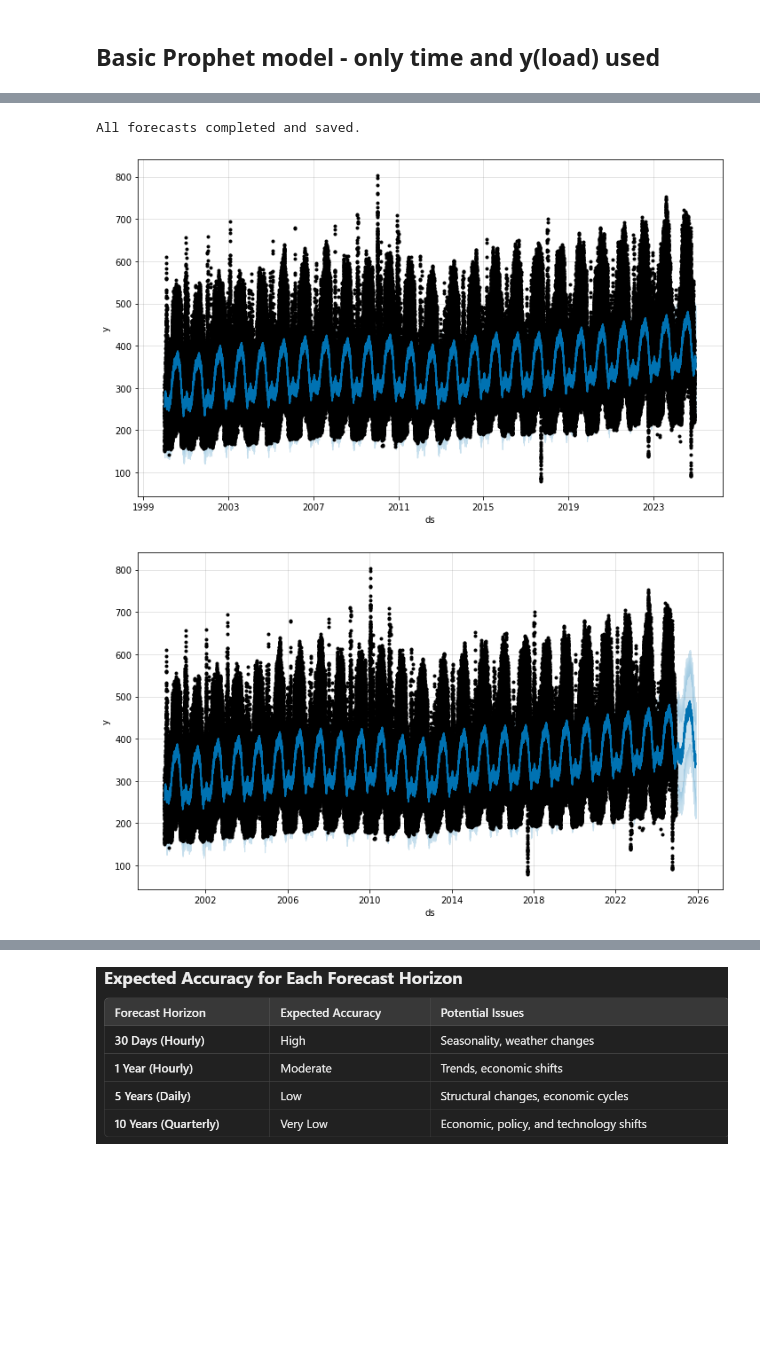
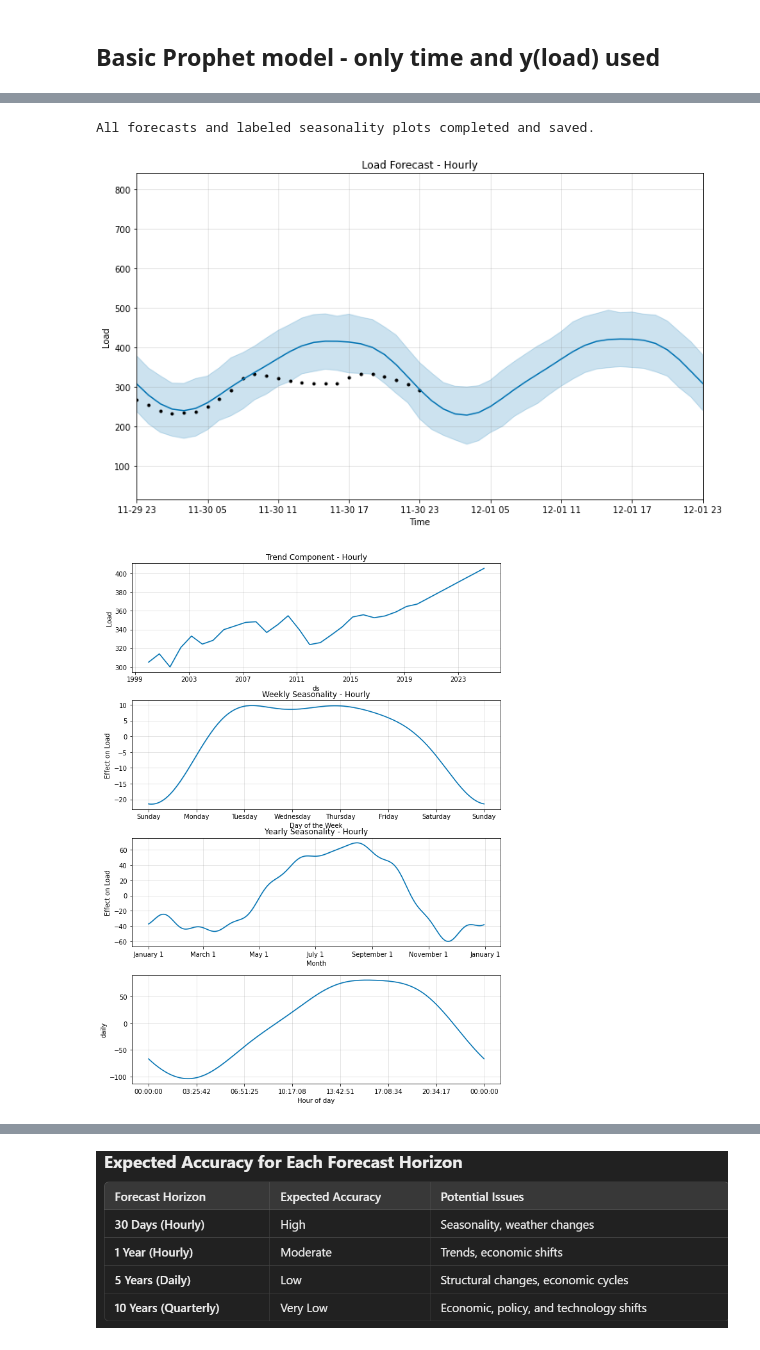
Before and after one commit to jjackson3465/Lakeland_Electric, a Jupyter notebook: prophet.ipynb, the cells around one changed output, grey strips where cells are left out. Drawn from its saved outputs; the diff is of its cells as text; code cells hidden in the pictures; blank space fills up the shorter version.

```diff
--- a/prophet.ipynb
+++ b/prophet.ipynb
@@ -36,6 +43,7 @@ Done
 # %%
 import pandas as pd
 import numpy as np
+import matplotlib.pyplot as plt
 from prophet import Prophet
 import os
 
@@ -46,29 +54,66 @@ os.makedirs(output_dir, exist_ok=True)
 # Load the merged dataset
 merged_data = pd.read_csv(f"{output_dir}/merged_load_weather_data.csv")
 
-# Convert date column to datetime
-merged_data["Dt"] = pd.to_datetime(merged_data["Dt"])
+# Convert 'ds' column to datetime (ensures proper format)
+merged_data["ds"] = pd.to_datetime(merged_data["ds"])
 
 # Prepare data for Prophet
-prophet_df = merged_data.rename(columns={"Dt": "ds", "BasicLoad": "y"})[["ds", "y"]]
+prophet_df = merged_data[["ds", "BasicLoad"]].rename(columns={"BasicLoad": "y"})
 
-# Initialize and fit the basic Prophet model
-model = Prophet()
+# Initialize and fit the Prophet model with weekly and yearly seasonality
+model = Prophet(weekly_seasonality=True, yearly_seasonality=True)
 model.fit(prophet_df)
 
-# Define forecast periods
+# Get the last date in the historical dataset
+last_date = prophet_df["ds"].max()
+
+# Define forecast periods with historical context
 forecasts = {
-    "30d": model.make_future_dataframe(periods=24*30, freq='H'),  # 30-day hourly
-    "1y": model.make_future_dataframe(periods=24*365, freq='H'),  # 1-year hourly
-    "5y": model.make_future_dataframe(periods=365*5, freq='D'),  # 5-year daily
-    "10y": model.make_future_dataframe(periods=4*10, freq='Q')  # 10-year quarterly
+    "hourly": {"periods": 24, "freq": "H", "history": pd.Timedelta(days=1)},  # Last day + 24-hour forecast
+    "weekly": {"periods": 24*7, "freq": "H", "history": pd.Timedelta(days=30)},  # Last 30 days + 7-day forecast
+    "30-day": {"periods": 24*30, "freq": "H", "history": pd.Timedelta(days=365)},  # Last year + 30-day forecast
+    "1-year": {"periods": 24*365, "freq": "H", "history": pd.Timedelta(days=5*365)},  # Last 5 years + 1-year forecast
+    "10-year": {"periods": 365*10, "freq": "D", "history": None}  # No zoom adjustment for 10 years
 }
 
-# Generate and save forecasts
-for name, future_df in forecasts.items():
+# Generate and save forecasts with improved labeling and historical context
+for name, params in forecasts.items():
+    future_df = model.make_future_dataframe(periods=params["periods"], freq=params["freq"])
     forecast = model.predict(future_df)
+
+    # Save forecast data
     forecast.to_csv(f"{output_dir}/no_regressors_load_forecast_{name}.csv", index=False)
-    model.plot(forecast).savefig(f"{output_dir}/no_regressors_load_forecast_{name}.png")
 
-print("All forecasts completed and saved.")
+    # Create and customize forecast plot
+    fig1 = model.plot(forecast)
+    ax1 = fig1.gca()
+    ax1.set_title(f"Load Forecast - {name.capitalize()}")
+    ax1.set_xlabel("Time")
+    ax1.set_ylabel("Load")
+
+    # Adjust x-axis limits to include historical context
+    if params["history"] is not None:
+        ax1.set_xlim(last_date - params["history"], future_df["ds"].max())
+
+    fig1.savefig(f"{output_dir}/no_regressors_load_forecast_{name}.png")
+
+    # Create and customize trend & seasonality plot
+    fig2 = model.plot_components(forecast)
+    axes = fig2.get_axes()
+
+    # Customizing each subplot (Trend, Weekly, Yearly)
+    axes[0].set_title(f"Trend Component - {name.capitalize()}")
+    axes[0].set_ylabel("Load")
+
+    axes[1].set_title(f"Weekly Seasonality - {name.capitalize()}")
+    axes[1].set_xlabel("Day of the Week")
+    axes[1].set_ylabel("Effect on Load")
+
+    axes[2].set_title(f"Yearly Seasonality - {name.capitalize()}")
+    axes[2].set_xlabel("Month")
+    axes[2].set_ylabel("Effect on Load")
+
+    fig2.savefig(f"{output_dir}/no_regressors_load_trend_seasonality_{name}.png")
+
+print("All forecasts and labeled seasonality plots completed and saved.")
 # %% [output]
@@ -77,3 +122,3 @@ print("All forecasts completed and saved.")
-All forecasts completed and saved.
+All forecasts and labeled seasonality plots completed and saved.
-[figure, old version]
+[figure, new version]
-[figure, old version]
+[figure, new version]
```
Also changed, not shown: parts of 2 cells of this notebook, 30 other files.
